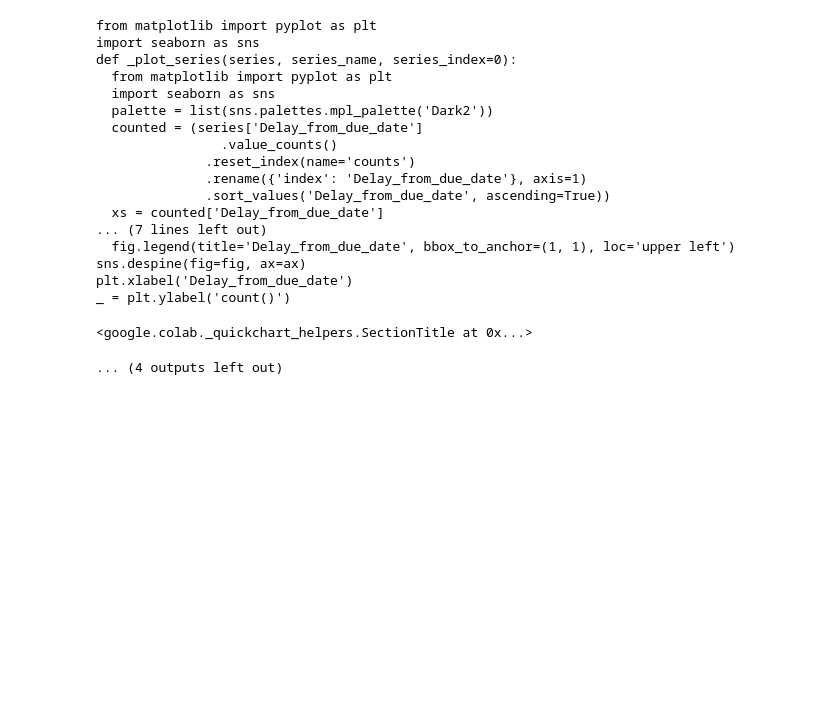
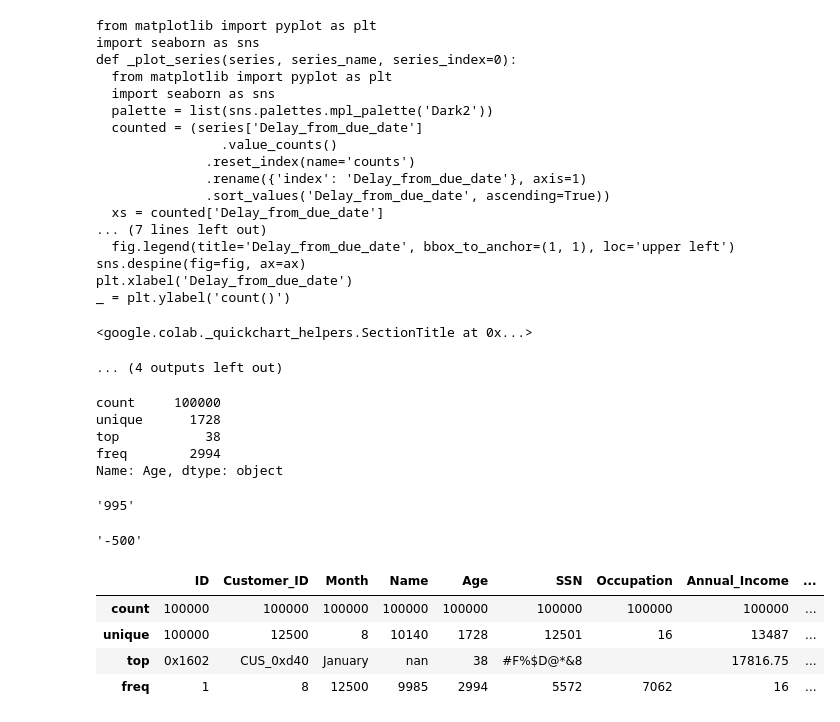
Before and after one commit to AnetaCzy/PUM, a Jupyter notebook: 5_03_CreditScore.ipynb, the cells around one changed output. Saved outputs shown, nothing was run; the diff lists cells and outputs as text; code cells hidden in the pictures; blank space fills up the shorter version.

```diff
--- a/5_03_CreditScore.ipynb
+++ b/5_03_CreditScore.ipynb
@@ -98,2 +108,3 @@ df_train = df_train.replace(r'^__', '', regex=True)
 # %%
 #susnąć nan wartością średnią
+df_train['Monthly_Inhand_Salary'] = df_train['Monthly_Inhand_Salary'].fillna(method='pad')
@@ -319,0 +353,24 @@ _ = plt.ylabel('count()')
+# %%
+df_train['Age'].describe()
+# %% [output]
+count     100000
+unique      1728
+top           38
+freq        2994
+Name: Age, dtype: object
+# %%
+df_train['Age'].max()
+# %% [output]
+'995'
+# %%
+df_train['Age'].min()
+# %% [output]
+'-500'
+# %%
+df_train.describe()
+# %% [output]
+|  | ID | Customer_ID | Month | Name | Age | SSN | Occupation | Annual_Income | ... |
+| count | 100000 | 100000 | 100000 | 100000 | 100000 | 100000 | 100000 | 100000 | ... |
+| unique | 100000 | 12500 | 8 | 10140 | 1728 | 12501 | 16 | 13487 | ... |
+| top | 0x1602 | CUS_0xd40 | January | nan | 38 | #F%$D@*&8 |  | 17816.75 | ... |
+| freq | 1 | 8 | 12500 | 9985 | 2994 | 5572 | 7062 | 16 | ... |
```
Also changed, not shown: parts of 4 cells of this notebook.
